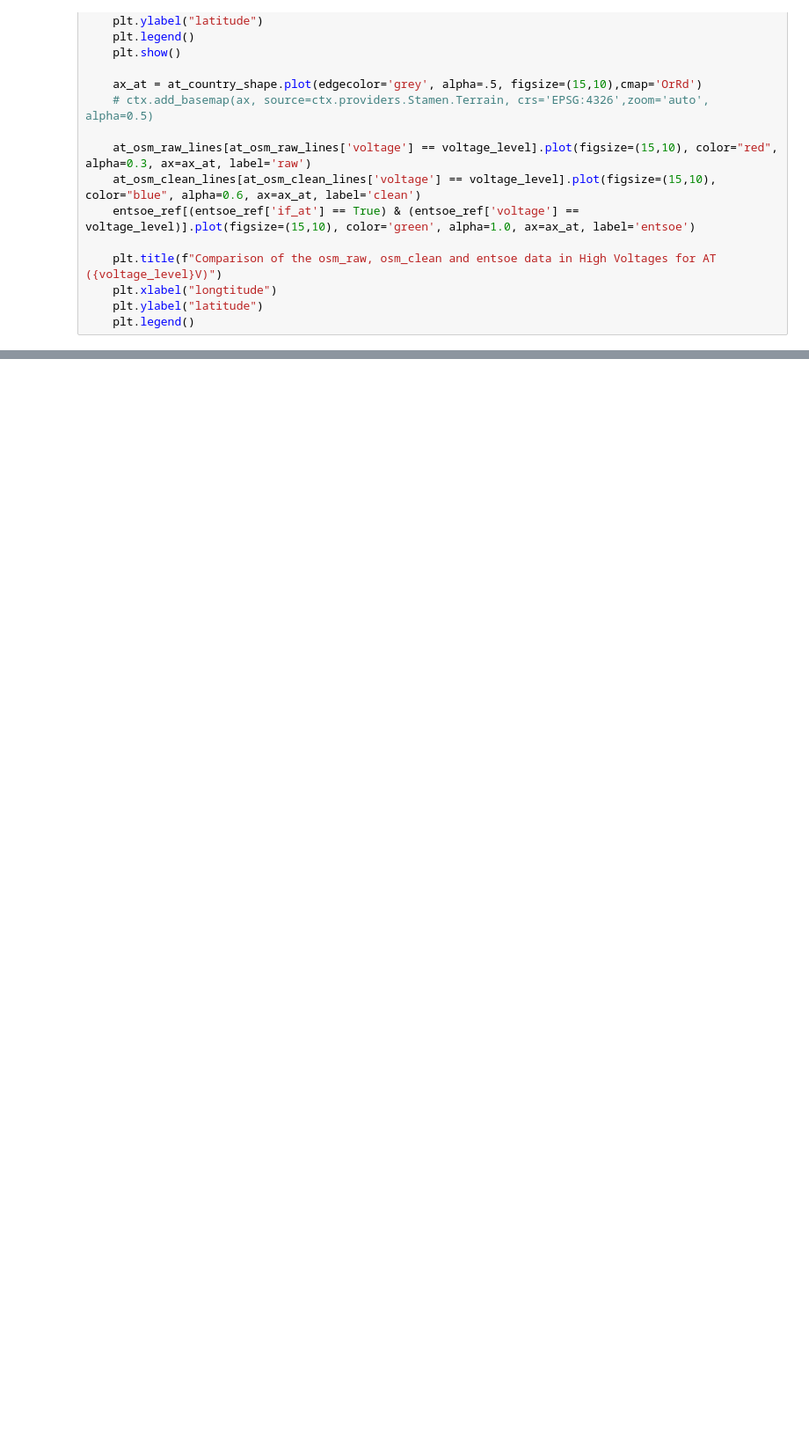
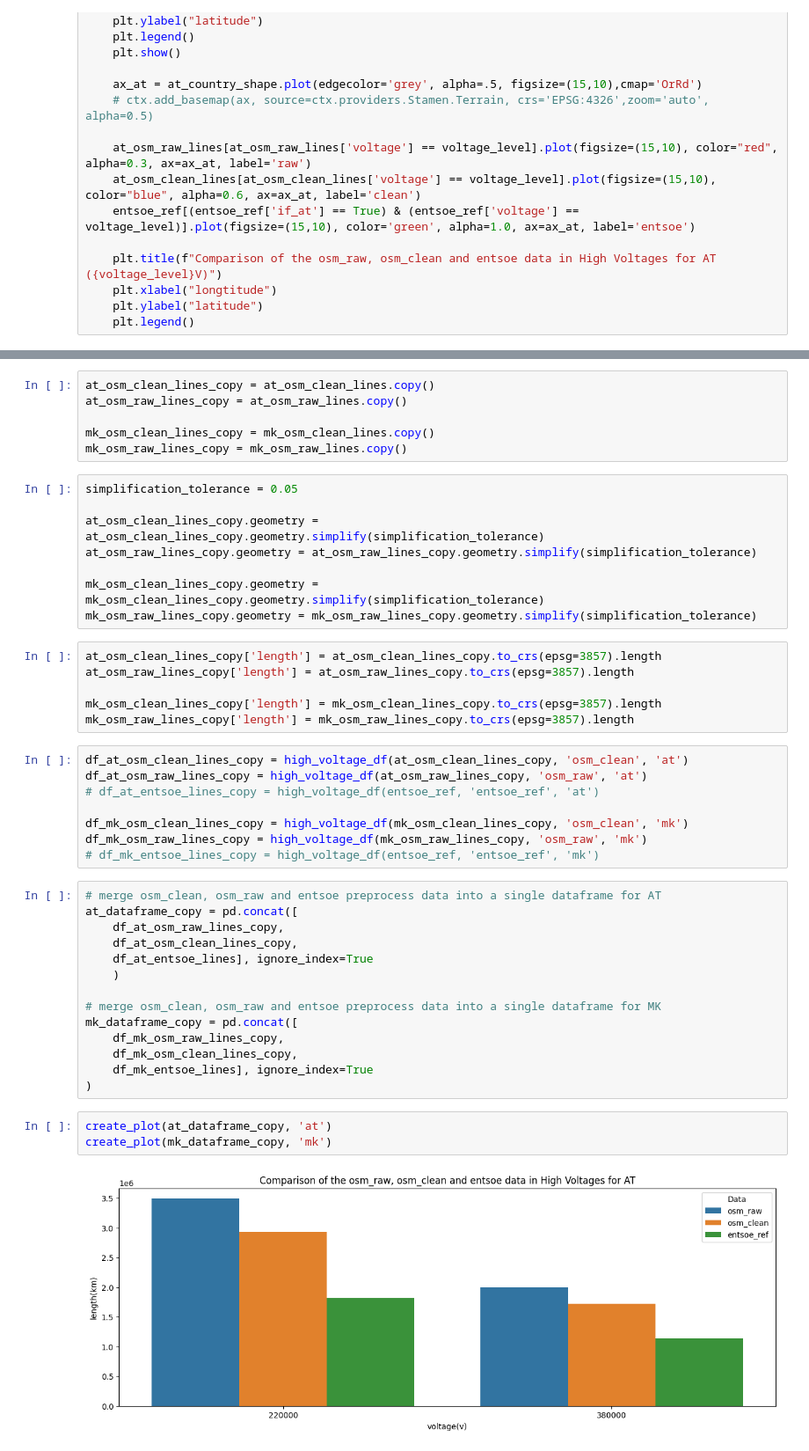
Before and after one commit to pypsa-meets-earth/documentation, a Jupyter notebook: notebooks/validation/lines_comparison_for_at_and_mk_against_entsoe.ipynb, the cells around one changed output, grey strips where cells are left out. Shown at 88% size. Cells and saved outputs as stored; diff of their text form; blank space fills up the shorter version.

Commit message:
simplification added

```diff
--- a/notebooks/validation/lines_comparison_for_at_and_mk_against_entsoe.ipynb
+++ b/notebooks/validation/lines_comparison_for_at_and_mk_against_entsoe.ipynb
@@ -260,0 +261,47 @@ no values for entsoe
+# %%
+at_osm_clean_lines_copy = at_osm_clean_lines.copy()
+at_osm_raw_lines_copy = at_osm_raw_lines.copy()
+
+mk_osm_clean_lines_copy = mk_osm_clean_lines.copy()
+mk_osm_raw_lines_copy = mk_osm_raw_lines.copy()
+# %%
+simplification_tolerance = 0.05
+
+at_osm_clean_lines_copy.geometry = at_osm_clean_lines_copy.geometry.simplify(simplification_tolerance)
+at_osm_raw_lines_copy.geometry = at_osm_raw_lines_copy.geometry.simplify(simplification_tolerance)
+
+mk_osm_clean_lines_copy.geometry = mk_osm_clean_lines_copy.geometry.simplify(simplification_tolerance)
+mk_osm_raw_lines_copy.geometry = mk_osm_raw_lines_copy.geometry.simplify(simplification_tolerance)
+# %%
+at_osm_clean_lines_copy['length'] = at_osm_clean_lines_copy.to_crs(epsg=3857).length
+at_osm_raw_lines_copy['length'] = at_osm_raw_lines_copy.to_crs(epsg=3857).length
+
+mk_osm_clean_lines_copy['length'] = mk_osm_clean_lines_copy.to_crs(epsg=3857).length
+mk_osm_raw_lines_copy['length'] = mk_osm_raw_lines_copy.to_crs(epsg=3857).length
+# %%
+df_at_osm_clean_lines_copy = high_voltage_df(at_osm_clean_lines_copy, 'osm_clean', 'at')
+df_at_osm_raw_lines_copy = high_voltage_df(at_osm_raw_lines_copy, 'osm_raw', 'at')
+# df_at_entsoe_lines_copy = high_voltage_df(entsoe_ref, 'entsoe_ref', 'at')
+
+df_mk_osm_clean_lines_copy = high_voltage_df(mk_osm_clean_lines_copy, 'osm_clean', 'mk')
+df_mk_osm_raw_lines_copy = high_voltage_df(mk_osm_raw_lines_copy, 'osm_raw', 'mk')
+# df_mk_entsoe_lines_copy = high_voltage_df(entsoe_ref, 'entsoe_ref', 'mk')
+# %%
+# merge osm_clean, osm_raw and entsoe preprocess data into a single dataframe for AT
+at_dataframe_copy = pd.concat([
+    df_at_osm_raw_lines_copy,
+    df_at_osm_clean_lines_copy,
+    df_at_entsoe_lines], ignore_index=True
+    )
+
+# merge osm_clean, osm_raw and entsoe preprocess data into a single dataframe for MK
+mk_dataframe_copy = pd.concat([
+    df_mk_osm_raw_lines_copy,
+    df_mk_osm_clean_lines_copy,
+    df_mk_entsoe_lines], ignore_index=True
+)
+# %%
+create_plot(at_dataframe_copy, 'at')
+create_plot(mk_dataframe_copy, 'mk')
+# %% [output]
+[figure, added]
```
Also changed, not shown: parts of 16 cells of this notebook.
